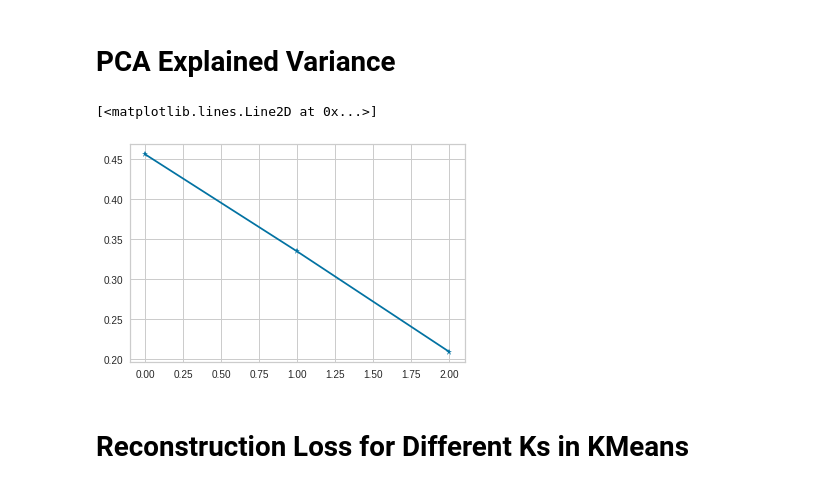
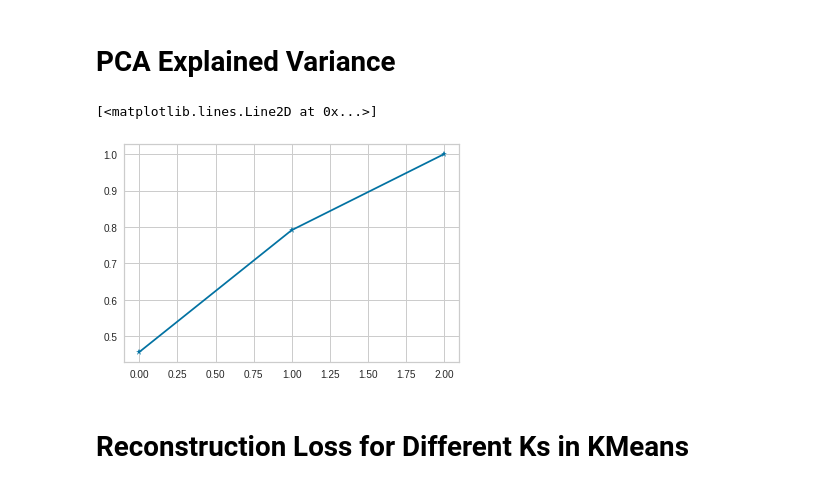
Before and after one commit to sheperd007/Predictive-maintenance-in-the-gas-industry, a Jupyter notebook: Electricity Networks Maintenance/Data Analysis Group/Mehrpanah/00_Visualization.ipynb, the cells around one changed output. Drawn from its saved outputs; the diff is of its cells as text; code cells hidden in the pictures.

```diff
--- a/Electricity Networks Maintenance/Data Analysis Group/Mehrpanah/00_Visualization.ipynb
+++ b/Electricity Networks Maintenance/Data Analysis Group/Mehrpanah/00_Visualization.ipynb
@@ -199,14 +199,14 @@ plt.show()
 # %%
 numeric_cols = ['RC','DOFDB','EENS']
 num_df = df[numeric_cols]
 scaler = StandardScaler()
 norm_df = scaler.fit_transform(num_df)
 pca = PCA(n_components=len(numeric_cols))
 pca.fit(norm_df)
-plt.plot(pca.explained_variance_ratio_, marker='*')
+plt.plot(np.cumsum(pca.explained_variance_ratio_), marker='*')
 # %% [output]
 [<matplotlib.lines.Line2D at 0x...>]
-[figure, old version]
+[figure, new version]
 # %% [markdown]
 # Reconstruction Loss for Different Ks in KMeans
 # %%
```
